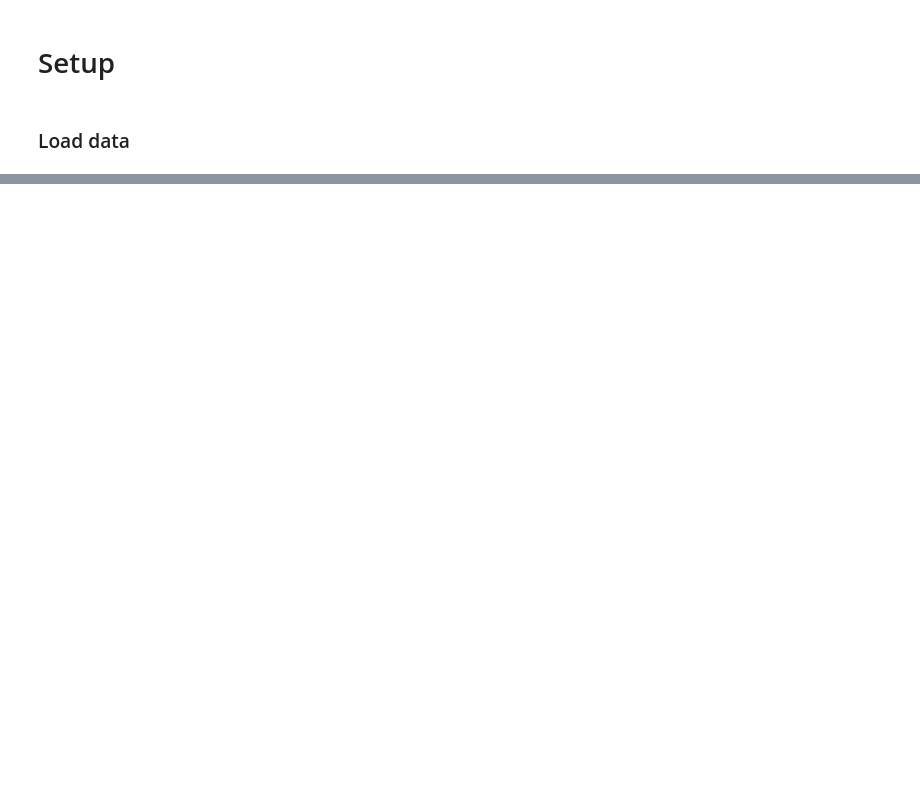
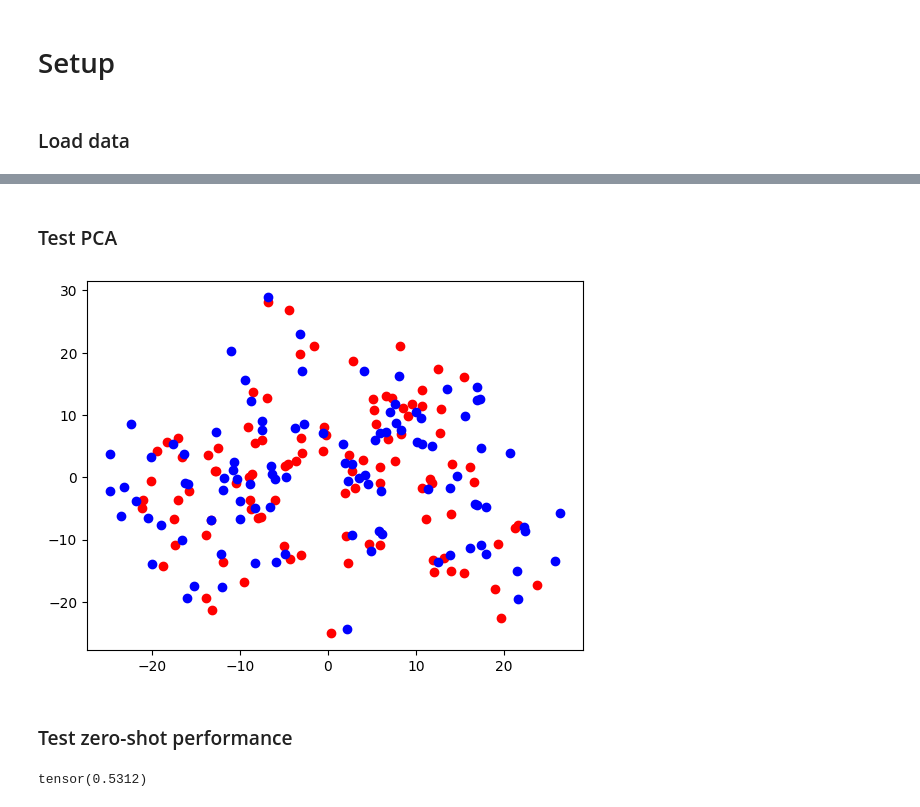
Before and after one commit to 0amp/CCS_on_truthfulqa, a Jupyter notebook: test_mod_mc2.ipynb, the cells around one changed output, grey strips where cells are left out. Cells and saved outputs as stored; diff of their text form; code cells hidden in the pictures; blank space fills up the shorter version.

```diff
--- a/test_mod_mc2.ipynb
+++ b/test_mod_mc2.ipynb
@@ -30,0 +35,6 @@ FileNotFoundError: [Errno 2] No such file or directory: 'data/modifiedtqa.csv'
+# %%
+from transformers import GPT2LMHeadModel, GPT2Config, GPT2TokenizerFast
+tokenizer = GPT2TokenizerFast.from_pretrained("gpt2-xl")
+tokenizer.pad_token = tokenizer.eos_token
+config = GPT2Config.from_pretrained("gpt2-xl", output_hidden_states=True)
+model = GPT2LMHeadModel.from_pretrained("gpt2-xl", config=config)
@@ -30,0 +85,4 @@ FileNotFoundError: [Errno 2] No such file or directory: 'data/modifiedtqa.csv'
+# %%
+activations, labels = get_activations(model, tokenizer, data, [24], 1)
+print(activations.shape)
+labels.shape
@@ -30,0 +91,20 @@ FileNotFoundError: [Errno 2] No such file or directory: 'data/modifiedtqa.csv'
+# %%
+x0 = activations[:100,0,:].detach()
+x0 = (x0 - x0.mean(axis=0, keepdims=True))/x0.std(axis=0, keepdims=True)
+x1 = activations[:100,1,:].detach()
+x1 = (x1 - x1.mean(axis=0, keepdims=True))/x1.std(axis=0, keepdims=True)
+y = labels[:100]
+testx0 = activations[100:,0,:].detach()
+testx0 = (testx0 - testx0.mean(axis=0, keepdims=True))/testx0.std(axis=0, keepdims=True)
+testx1 = activations[100:,1,:].detach()
+testx1 = (testx1 - testx1.mean(axis=0, keepdims=True))/testx1.std(axis=0, keepdims=True)
+testy = labels[100:]
+
+ccs = CCS(x0, x1, y, ntries=10)
+print("\n", ccs.train())
+print(ccs.get_flag())
+
+# WEIRD THINGS
+## back to always having the flag be 'acc' even though that leads to bad pred scores
+## want the p0 and p1 to sum to 1 and working on a loss term to enforce that
+## add MLP probe back in to see if that helps
@@ -30,0 +154,46 @@ FileNotFoundError: [Errno 2] No such file or directory: 'data/modifiedtqa.csv'
+# %% [markdown]
+### Test PCA
+# %%
+from sklearn.decomposition import PCA
+import matplotlib.pyplot as plt
+
+pca = PCA(n_components=2)
+acts = t.cat((x0, x1), dim=0)
+diff = x0 - x1
+pca.fit(diff)
+
+plt.scatter(pca.transform(diff)[:,0], pca.transform(diff)[:,1], c=y)
+plt.show()
+# %% [output]
+[figure, added]
+# %% [markdown]
+### Test zero-shot performance
+# %%
+# RESULT: 0.5312
+
+def get_normalized_score(model, tokenizer, dataset, labels):
+    """
+    Takes in modiified TQA dictionary with 'yes', 'no', and 'label' keys
+    and iterates through the questions to find the likelihood of the answer tokens
+    """
+    dlen = len(dataset)
+    correct_prob = []
+    for i in tqdm(range(dlen)):
+        question = dataset[i]['yes'][:-3]
+        yes_logit = get_logit(model, tokenizer, question, 'Yes')
+        no_logit = get_logit(model, tokenizer, question, 'No')
+        p = t.softmax(t.stack([yes_logit, no_logit]), dim=0)
+        correct_prob.append(p[labels[i]])
+    return sum(correct_prob)/len(correct_prob).item()
+
+def get_logit(model, tokenizer, prompt, answer):
+    """
+    Outputs logit of answer token in prompt
+    """
+    input = tokenizer(prompt, return_tensors="pt")["input_ids"]
+    logits = model(input)[0][0,-1,:].detach()
+    return logits[tokenizer(answer).input_ids[0]]
+
+print(get_normalized_score(model, tokenizer, data, labels))
+# %% [output]
+tensor(0.5312)
```
Also changed, not shown: parts of 14 cells of this notebook, 8 other files.
